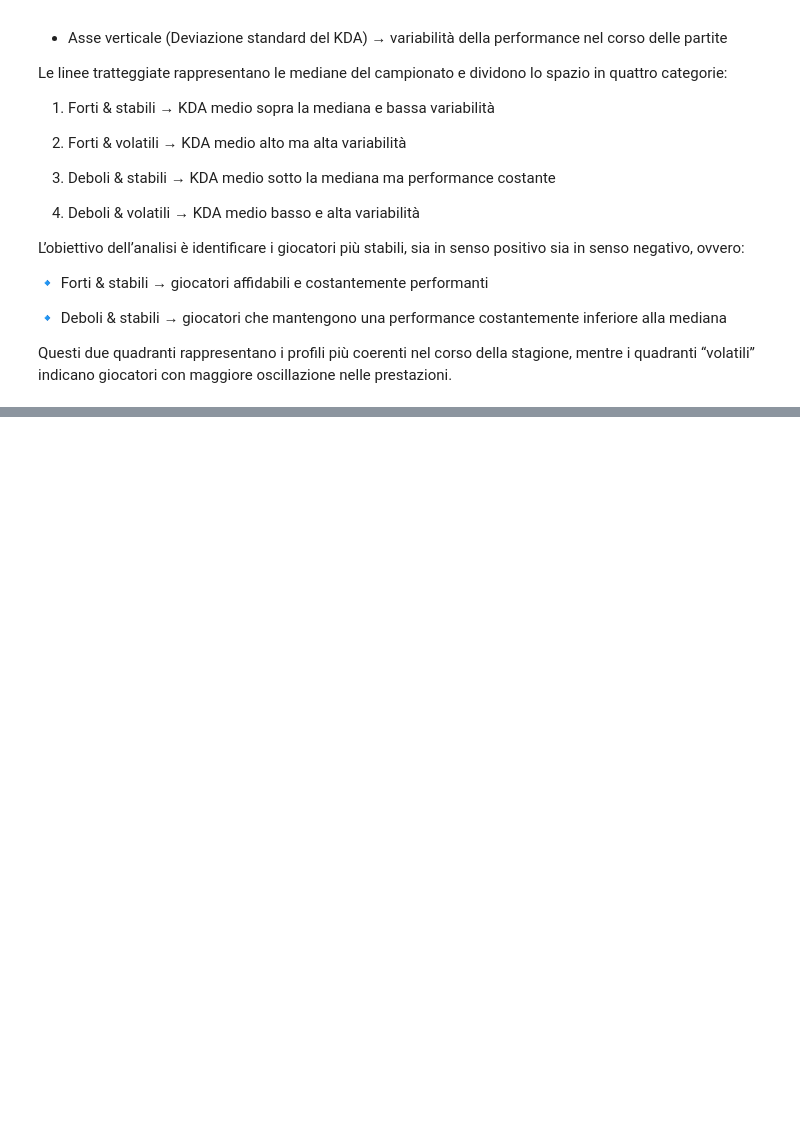
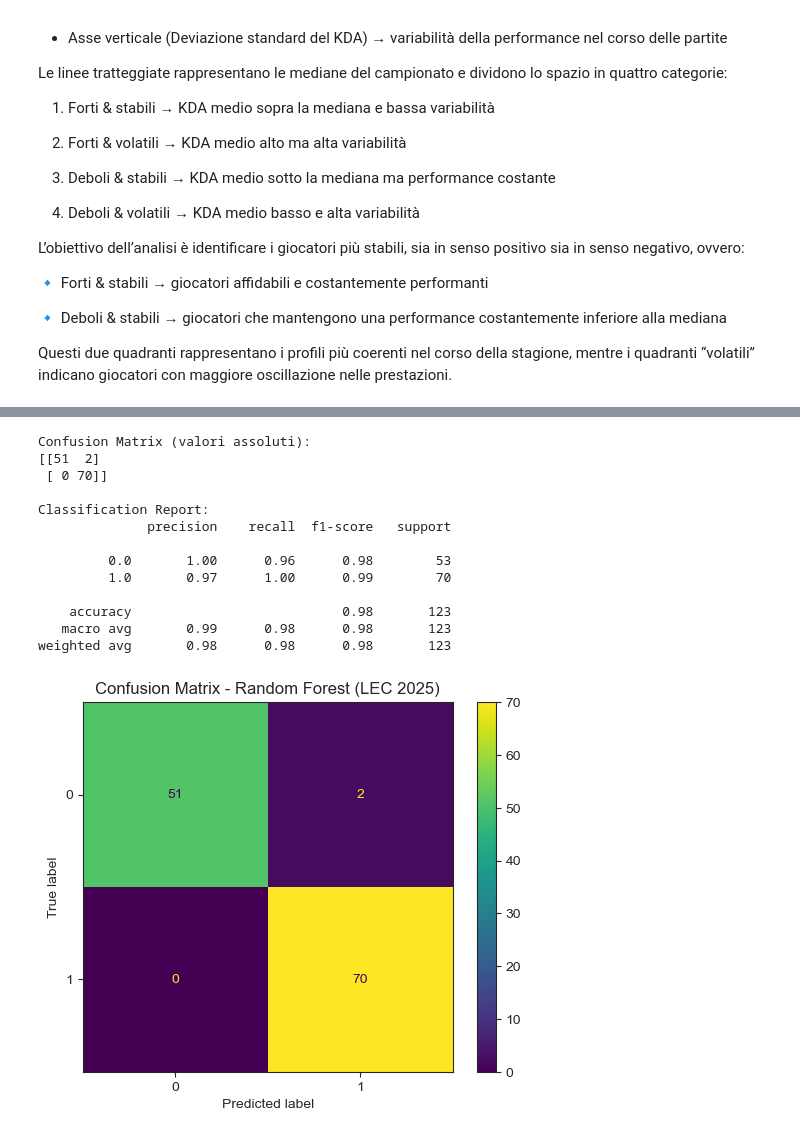
Before and after one commit to AnalystEca/G2-project-analysis, a Jupyter notebook: G2_analisi.ipynb, the cells around one changed output, grey strips where cells are left out. Cells and saved outputs as stored; diff of their text form; code cells hidden in the pictures; blank space fills up the shorter version.

```diff
--- a/G2_analisi.ipynb
+++ b/G2_analisi.ipynb
@@ -2298,0 +2445,3 @@ Questi due quadranti rappresentano i profili più coerenti nel corso della stagi
+# %%
+team_df = lec_df[lec_df['position'] == 'team'].copy()
+team_df.head()
@@ -2298,0 +2522,41 @@ Questi due quadranti rappresentano i profili più coerenti nel corso della stagi
+# %%
+from sklearn.metrics import confusion_matrix, classification_report, ConfusionMatrixDisplay
+# =========================
+# 1️⃣ Predizioni
+# =========================
+y_pred = rf.predict(X_test)
+
+# =========================
+# 2️⃣ Confusion Matrix (numerica)
+# =========================
+cm = confusion_matrix(y_test, y_pred)
+
+print("Confusion Matrix (valori assoluti):")
+print(cm)
+
+print("\nClassification Report:")
+print(classification_report(y_test, y_pred))
+
+# =========================
+# 3️⃣ Visualizzazione sklearn
+# =========================
+disp = ConfusionMatrixDisplay(confusion_matrix=cm)
+disp.plot(cmap="viridis")
+
+plt.title("Confusion Matrix - Random Forest (LEC 2025)")
+plt.show()
+# %% [output]
+Confusion Matrix (valori assoluti):
+[[51  2]
+ [ 0 70]]
+
+Classification Report:
+              precision    recall  f1-score   support
+
+         0.0       1.00      0.96      0.98        53
+         1.0       0.97      1.00      0.99        70
+
+    accuracy                           0.98       123
+   macro avg       0.99      0.98      0.98       123
+weighted avg       0.98      0.98      0.98       123
+[figure, added]
```
Also changed, not shown: parts of 14 cells of this notebook, 1 other file.
